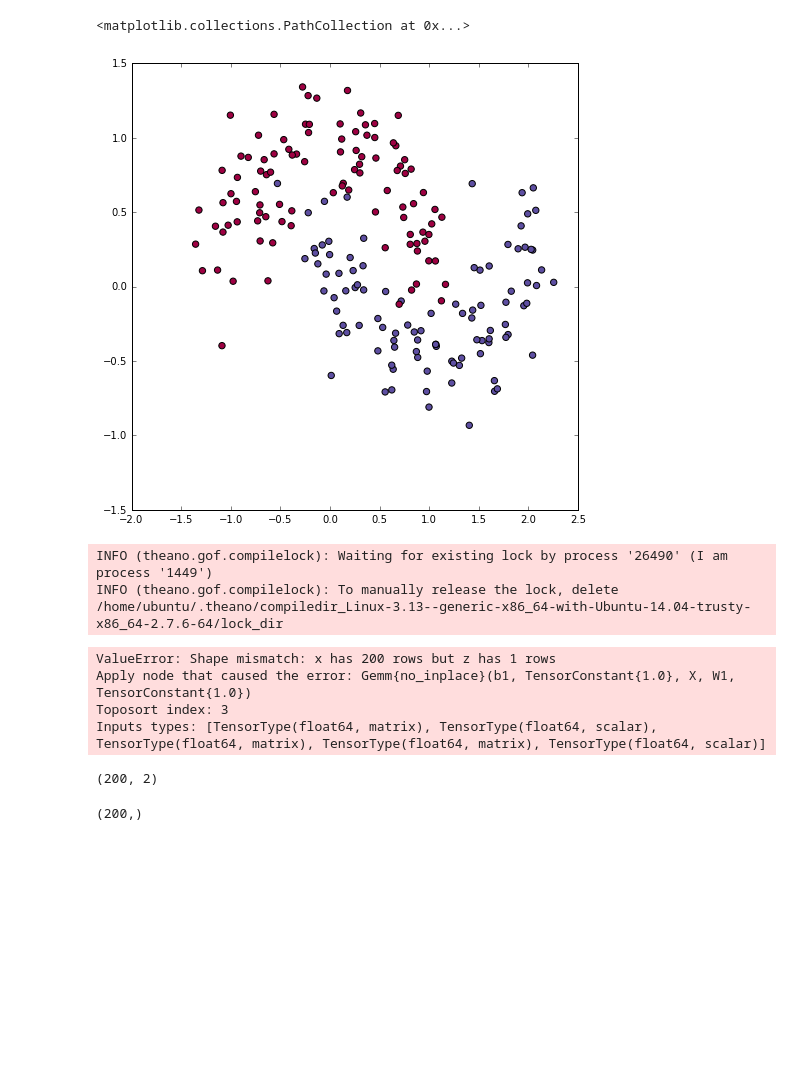
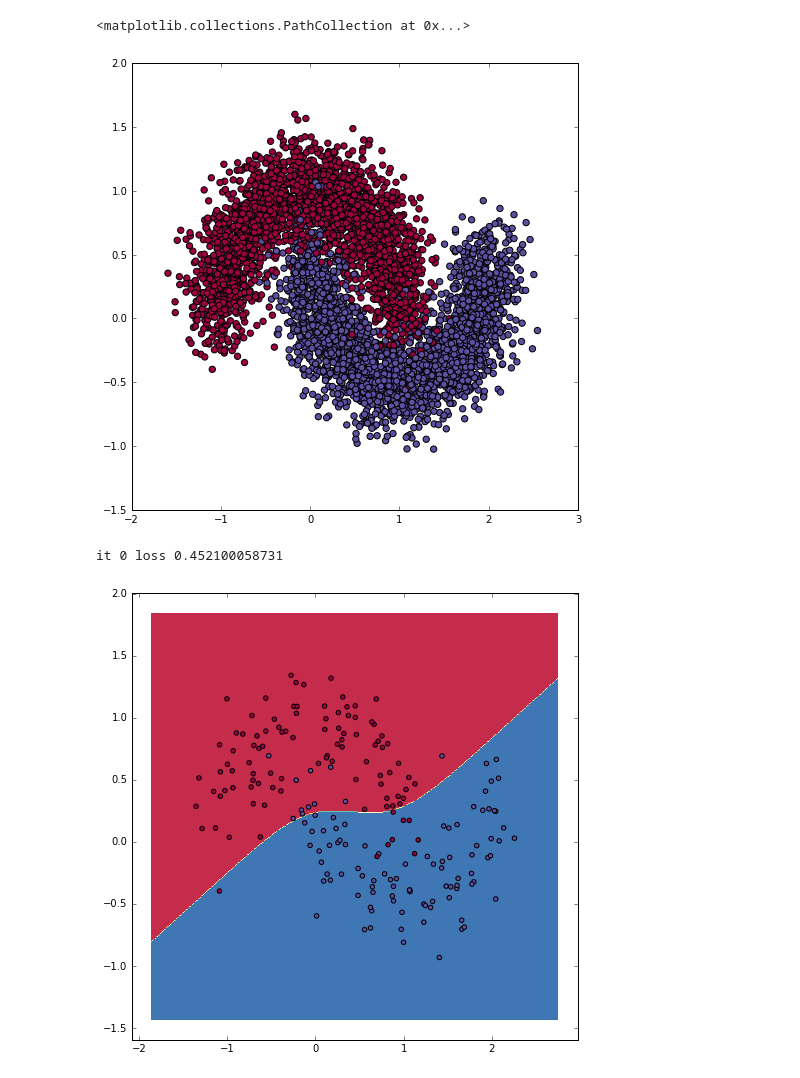
Before and after one commit to 1nadequacy/notebooks, a Jupyter notebook: nn_theano.ipynb, the cells around one changed output. Cells and saved outputs as stored; diff of their text form; code cells hidden in the pictures; blank space fills up the shorter version.

Commit message:
nn theano

```diff
--- a/nn_theano.ipynb
+++ b/nn_theano.ipynb
@@ -21,11 +25,12 @@ def plot_decision_boundary(pred_func):
 # %%
 np.random.seed(0)
-train_x, train_y = sklearn.datasets.make_moons(200, noise=0.20)
+train_x, train_y = sklearn.datasets.make_moons(5000, noise=0.20)
 train_x = train_x.astype(np.float32)
 train_y = train_y.astype(np.int32)
+train_y_onehot = np.eye(2)[train_y]
 plt.scatter(train_x[:,0], train_x[:,1], s=40, c=train_y, cmap=plt.cm.Spectral)
 # %% [output]
 <matplotlib.collections.PathCollection at 0x...>
-[figure, old version]
+[figure, new version]
 # %%
 N = train_x.shape[0]
@@ -48,12 +53,9 @@ loss_reg = 1.0 / N * 0.5 * lambda_reg * (T.sum(T.sqr(W1)) + T.sum(T.sqr(W2)))
 loss = T.nnet.categorical_crossentropy(y_hat, y).mean() + loss_reg
 prediction = T.argmax(y_hat, axis=1)
 # %%
-forward = theano.function([X], y_hat)
-calculate_loss = theano.function([X, y], loss)
-predict = theano.function([X], prediction)
+forward = theano.function([], y_hat)
+calculate_loss = theano.function([], loss)
+predict = theano.function([], prediction)
-# %% [output]
-INFO (theano.gof.compilelock): Waiting for existing lock by process '26490' (I am process '1449')
-INFO (theano.gof.compilelock): To manually release the lock, delete /home/ubuntu/.theano/compiledir_Linux-3.13--generic-x86_64-with-Ubuntu-14.04-trusty-x86_64-2.7.6-64/lock_dir
 # %%
 dW1 = T.grad(loss, W1)
 db1 = T.grad(loss, b1)
@@ -66,21 +68,20 @@ update = theano.function([X, y],
              (W2, W2 - learning_rate * dW2),
              (b1, b1 - learning_rate * db1),
              (b2, b2 - learning_rate * db2)))
-# %%
-for it in range(20000):
-    update(train_x, train_y)
-    if it % 1000 == 0:
-        print 'it', it, 'loss', calculate_loss(train_x, train_y)
-# %% [output]
-ValueError: Shape mismatch: x has 200 rows but z has 1 rows
-Apply node that caused the error: Gemm{no_inplace}(b1, TensorConstant{1.0}, X, W1, TensorConstant{1.0})
-Toposort index: 3
-Inputs types: [TensorType(float64, matrix), TensorType(float64, scalar), TensorType(float64, matrix), TensorType(float64, matrix), TensorType(float64, scalar)]
-# %%
-train_x.shape
-# %% [output]
-(200, 2)
-# %%
-train_y.shape
-# %% [output]
-(200,)
+# %%
+np.random.seed(0)
+W1.set_value((np.random.randn(num_inputs, num_hidden) / np.sqrt(num_inputs)).astype(np.float32))
+b1.set_value(np.zeros(num_hidden).astype(np.float32))
+W2.set_value((np.random.randn(num_hidden, num_outputs) / np.sqrt(num_hidden)).astype(np.float32))
+b2.set_value(np.zeros(num_outputs).astype(np.float32))
+
+for it in range(20000):
+    update()
+    if it % 1000 == 0:
+        print 'it', it, 'loss', calculate_loss()
+# %% [output]
+it 0 loss 0.452100058731
+# %%
+plot_decision_boundary(lambda : predict())
+# %% [output]
+[figure, added]
```
Also changed, not shown: parts of 4 cells of this notebook, 1 other file.
